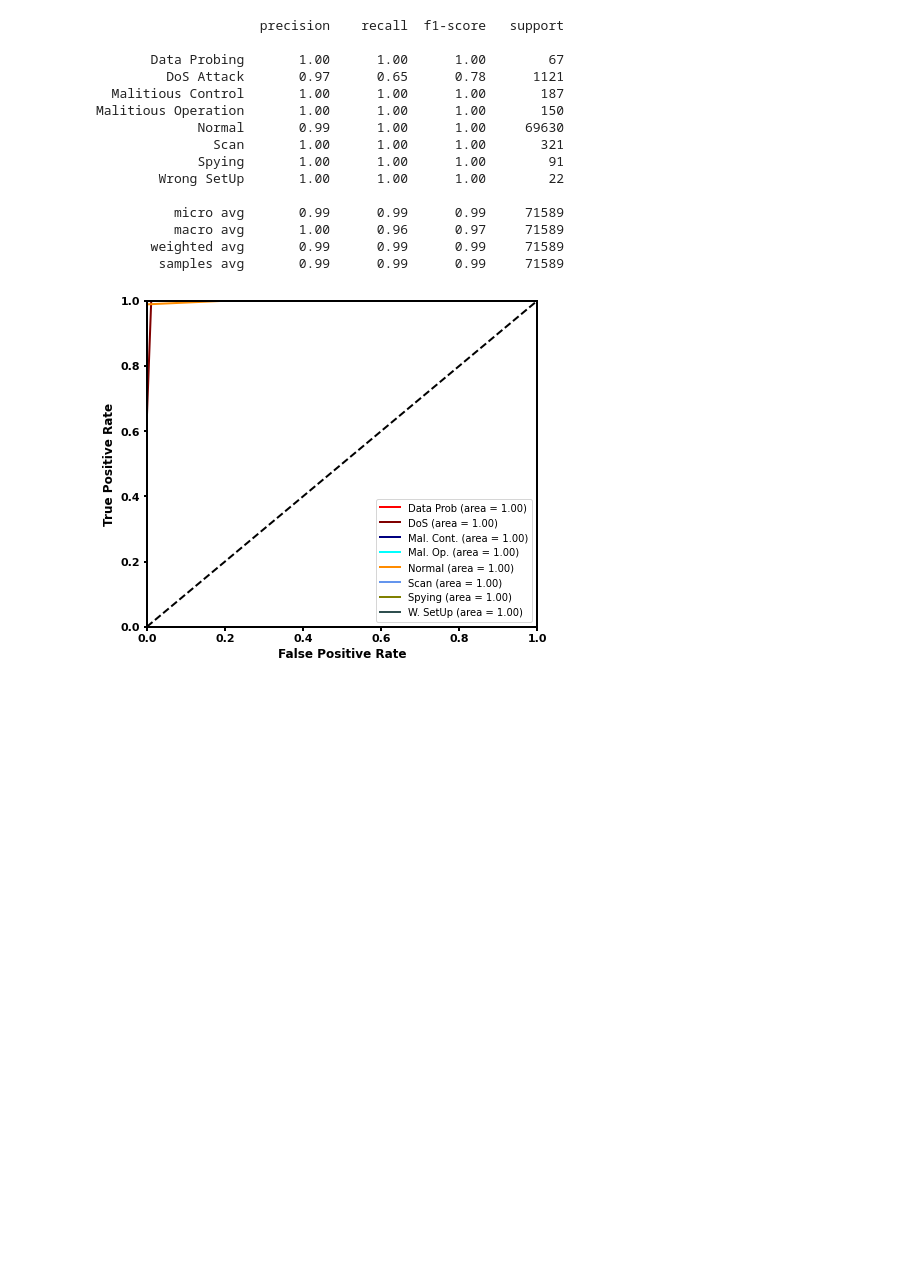
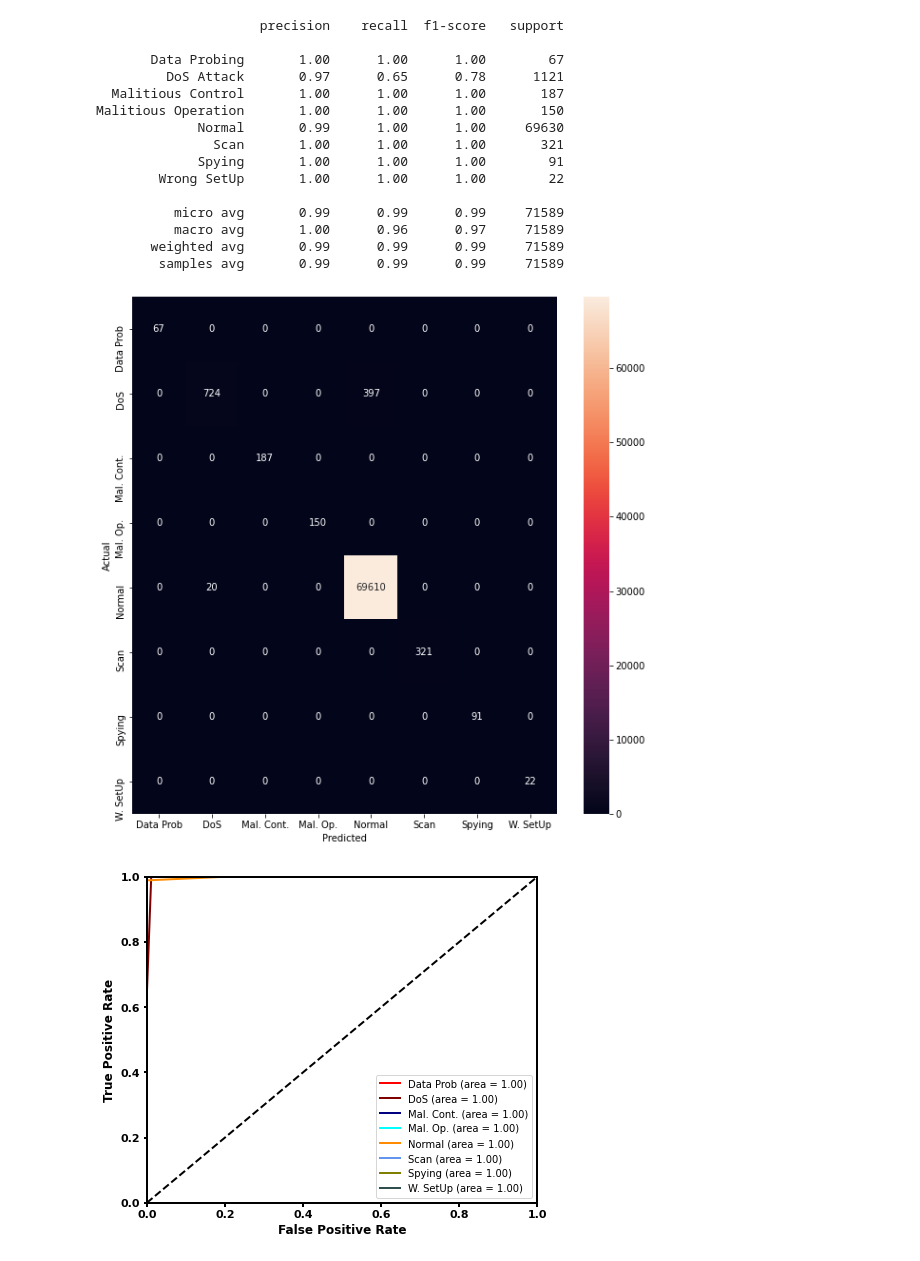
Before and after one commit to labonisarkar/IoT, a Jupyter notebook: IoTNoteBook.ipynb, the cells around one changed output. Saved outputs shown, nothing was run; the diff lists cells and outputs as text; code cells hidden in the pictures; blank space fills up the shorter version.

```diff
--- a/IoTNoteBook.ipynb
+++ b/IoTNoteBook.ipynb
@@ -642,6 +638,10 @@ Malitious Operation       1.00      1.00      1.00       150
           macro avg       1.00      0.96      0.97     71589
        weighted avg       0.99      0.99      0.99     71589
         samples avg       0.99      0.99      0.99     71589
+# %%
+plot_confusion_matrix(y_test, y_pred)
+# %% [output]
+[figure, added]
 # %%
 y_score = rfc.predict_proba(X_test)
 plot_roc_curve(y_score,y_test,name)
```
Also changed, not shown: parts of 38 cells of this notebook.
